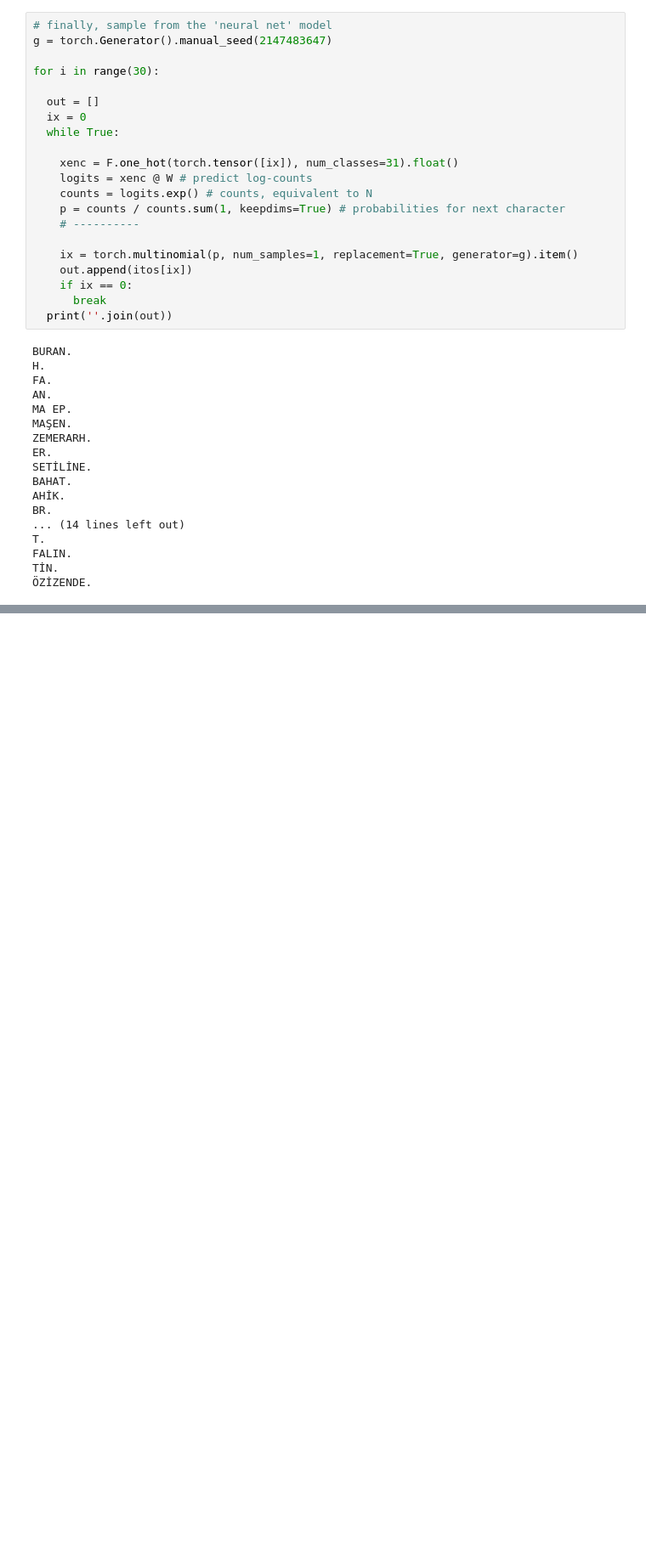
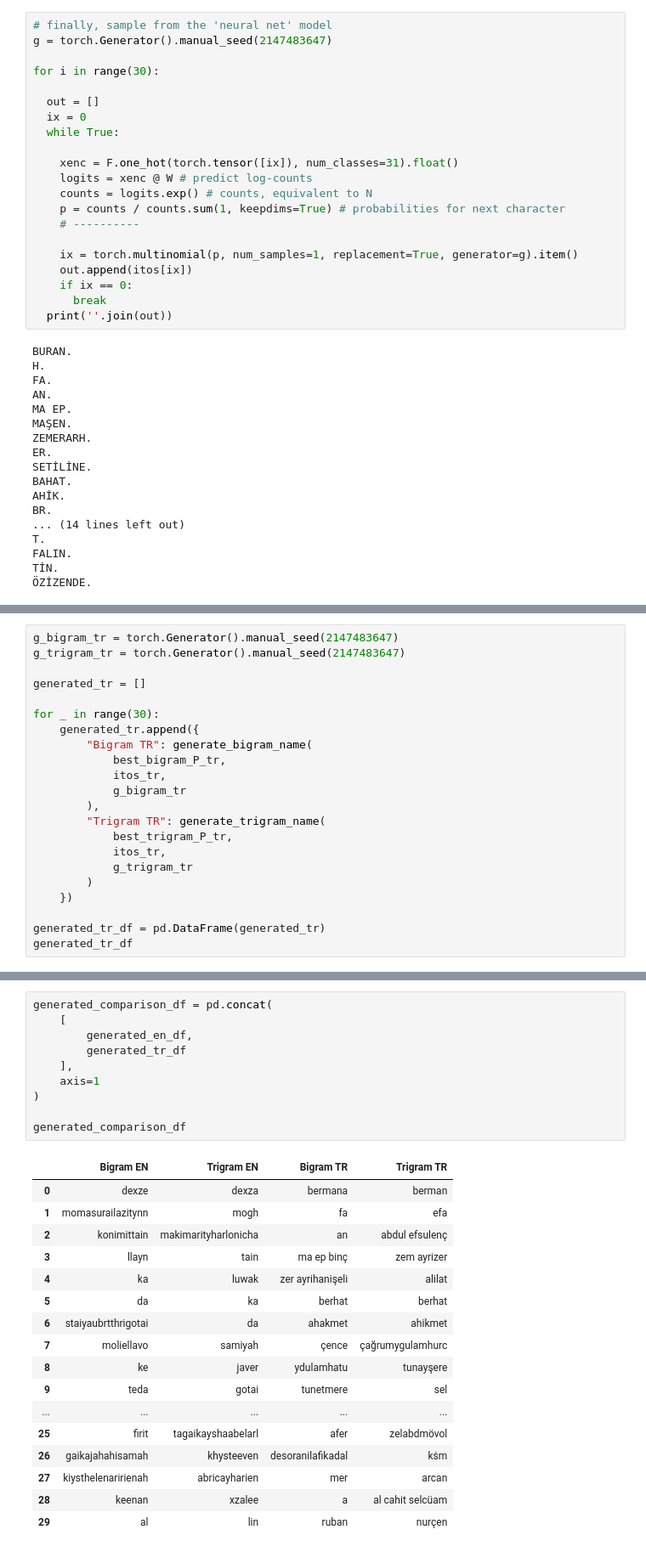
Before and after one commit to EdizArkin/yz50, a Jupyter notebook: w3_language_model.ipynb, the cells around one changed output, grey strips where cells are left out. Shown at 85% size. Cells and saved outputs as stored; diff of their text form; blank space fills up the shorter version.

```diff
--- a/w3_language_model.ipynb
+++ b/w3_language_model.ipynb
@@ -1299,0 +1861,22 @@ TİN.
+# %%
+g_bigram_tr = torch.Generator().manual_seed(2147483647)
+g_trigram_tr = torch.Generator().manual_seed(2147483647)
+
+generated_tr = []
+
+for _ in range(30):
+    generated_tr.append({
+        "Bigram TR": generate_bigram_name(
+            best_bigram_P_tr,
+            itos_tr,
+            g_bigram_tr
+        ),
+        "Trigram TR": generate_trigram_name(
+            best_trigram_P_tr,
+            itos_tr,
+            g_trigram_tr
+        )
+    })
+
+generated_tr_df = pd.DataFrame(generated_tr)
+generated_tr_df
@@ -1299,0 +1901,28 @@ TİN.
+# %%
+generated_comparison_df = pd.concat(
+    [
+        generated_en_df,
+        generated_tr_df
+    ],
+    axis=1
+)
+
+generated_comparison_df
+# %% [output]
+|  | Bigram EN | Trigram EN | Bigram TR | Trigram TR |
+| 0 | dexze | dexza | bermana | berman |
+| 1 | momasurailazitynn | mogh | fa | efa |
+| 2 | konimittain | makimarityharlonicha | an | abdul efsulenç |
+| 3 | llayn | tain | ma ep bi̇nç | zem ayrizer |
+| 4 | ka | luwak | zer ayri̇hani̇şeli̇ | ali̇lat |
+| 5 | da | ka | berhat | berhat |
+| 6 | staiyaubrtthrigotai | da | ahakmet | ahikmet |
+| 7 | moliellavo | samiyah | çence | çağrumygulamhurc |
+| 8 | ke | javer | ydulamhatu | tunayşere |
+| 9 | teda | gotai | tunetmere | sel |
+| ... | ... | ... | ... | ... |
+| 25 | firit | tagaikayshaabelarl | afer | zelabdmövol |
+| 26 | gaikajahahisamah | khysteeven | desorani̇lafikadal | kṡm |
+| 27 | kiysthelenaririenah | abricayharien | mer | arcan |
+| 28 | keenan | xzalee | a | al cahi̇t selcüam |
+| 29 | al | lin | ruban | nurçen |
```
Also changed, not shown: parts of 35 cells of this notebook.
